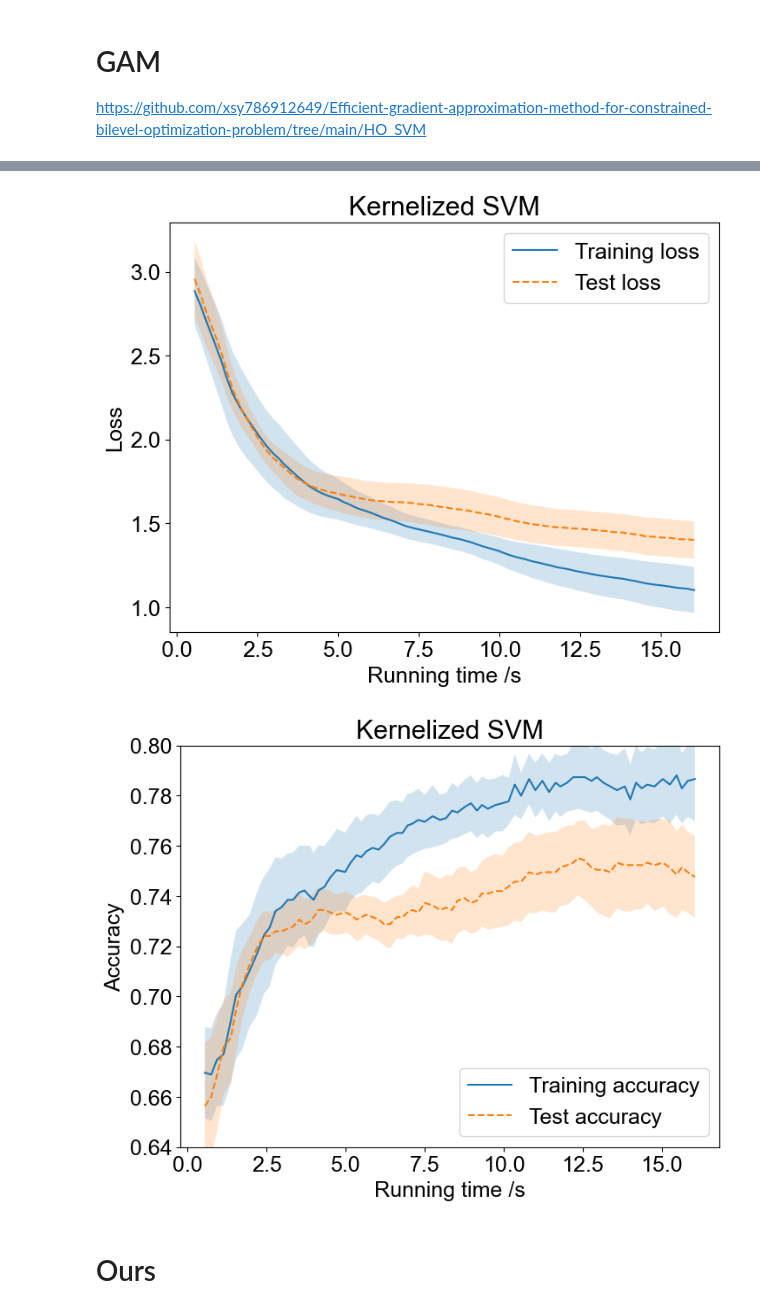
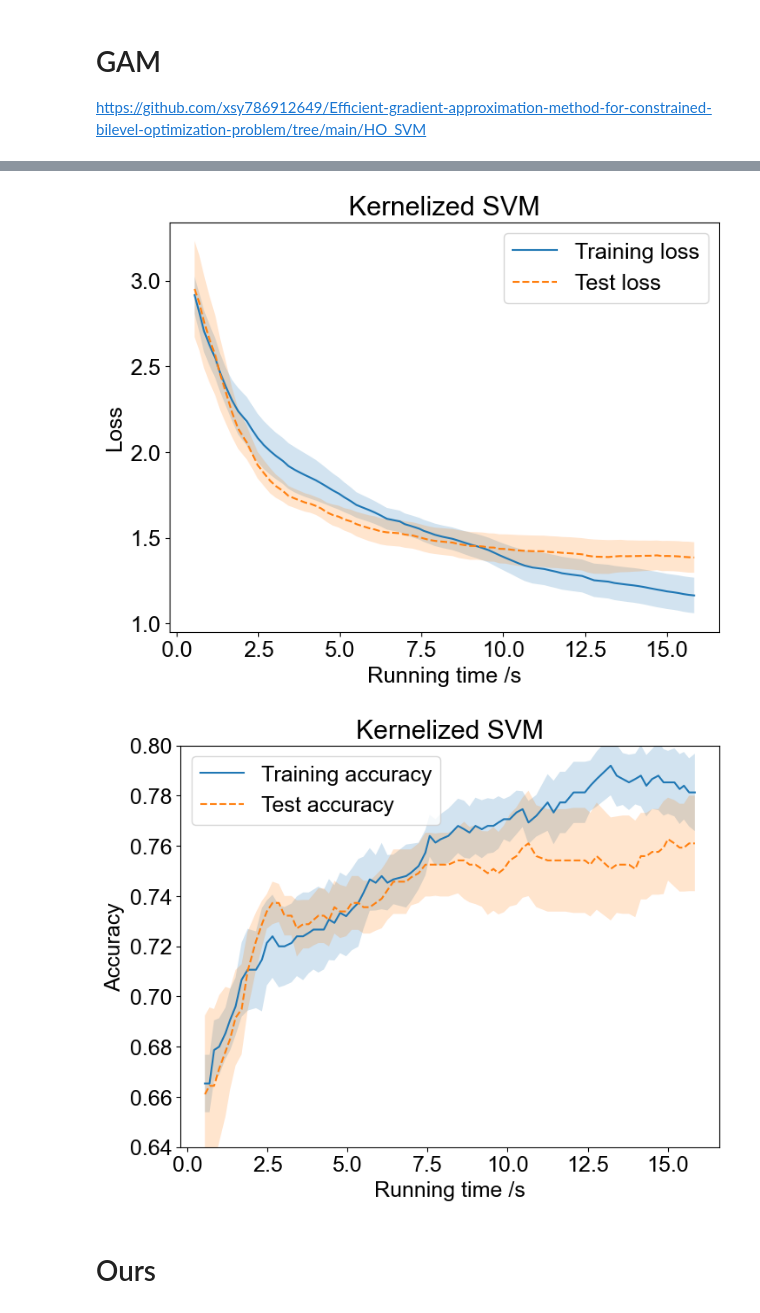
Before and after one commit to frealr/Penalty_Based_Lagrangian_Bilevel_Tianyi_Chen-s_Lab, a Jupyter notebook: SVM_diabetes.ipynb.ipynb, the cells around one changed output, grey strips where cells are left out. Cells and saved outputs as stored; diff of their text form; code cells hidden in the pictures.

```diff
--- a/SVM_diabetes.ipynb.ipynb
+++ b/SVM_diabetes.ipynb.ipynb
@@ -471,7 +471,7 @@ device = torch.device("cuda:0" if torch.cuda.is_available() else "cpu")
 # feature = 8
 # number = 768
 
-def run(seed):
+def run(seed, epoch = 80):
     data_list=[]
 
     f = open("diabete.txt",encoding = "utf-8")
@@ -547,14 +547,14 @@ def run(seed):
     time_computation=[]
     algorithm_start_time=time.time()
 
-    for j in range(80):
+    for j in range( epoch ):
         epsilon=0.005
         C.value=c_array_tensor.detach().numpy()
 
         begin=time.time()
         prob.solve(solver='ECOS', abstol=2e-3,reltol=2e-3,max_iters=1000000000, warm_start=True)
         end=time.time()
-        print("time: ",end-begin)
+        # print("time: ",end-begin)
 
         dual_variables= np.array([ constraints[i].dual_value for i in range(len(constraints))])
         constraints_value_1= np.array([ constraints_value[i].value for i in range(len(constraints))])
@@ -564,6 +564,7 @@ def run(seed):
         #print("b value:", (b.value))
         #print("xi value:", (xi.value))
 
+        ######### Accuracy
         number_right=0
         for i in range(len(y_val)):
             q=y_val[i] * (cp.scalar_product(w, z_val[i])+b)
@@ -661,7 +662,7 @@ if __name__ == "__main__":
     test_loss_array=[]
     val_acc_array=[]
     test_acc_array=[]
-    for seed in range(1,10):
+    for seed in range(5):
         val_loss_list,test_loss_list,val_acc_list,test_acc_list,time_computation=run(seed)
         val_loss_array.append(np.array(val_loss_list))
         test_loss_array.append(np.array(test_loss_list))
@@ -748,4 +749,4 @@ test_loss_upper:  1.2552404403686523
-[figure, old version]
+[figure, new version]
-[figure, old version]
+[figure, new version]
 # %% [markdown]
 # Ours
```
Also changed, not shown: parts of 5 cells of this notebook.
